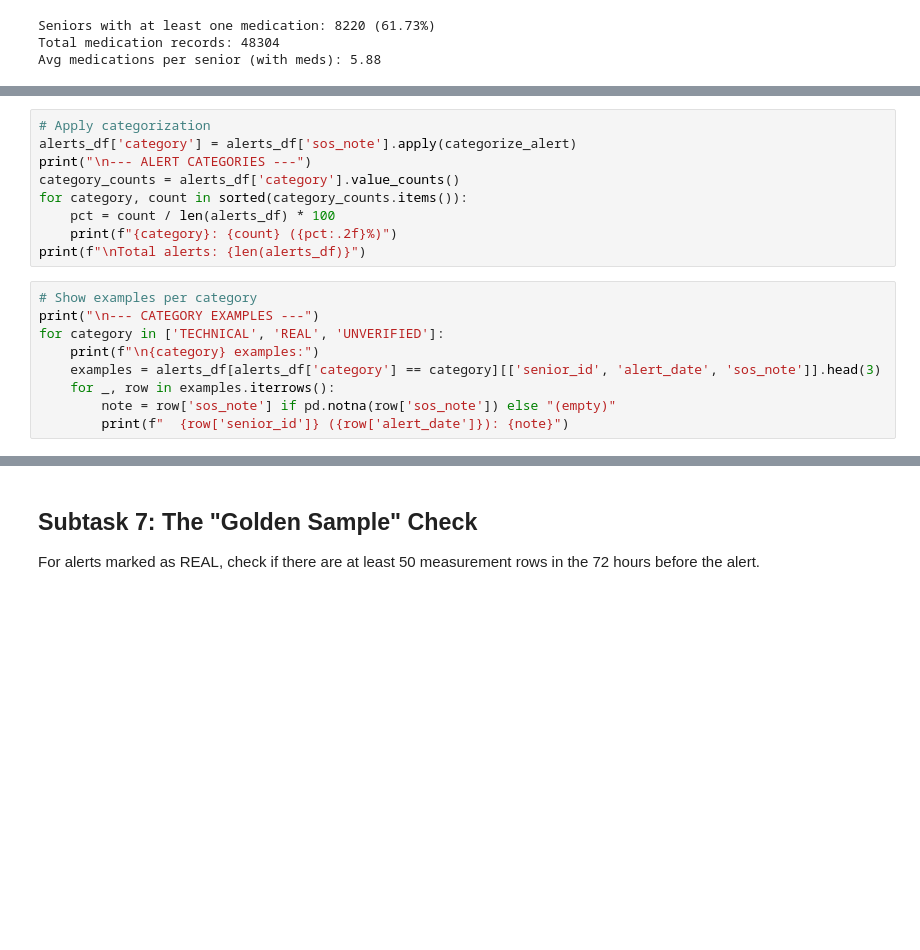
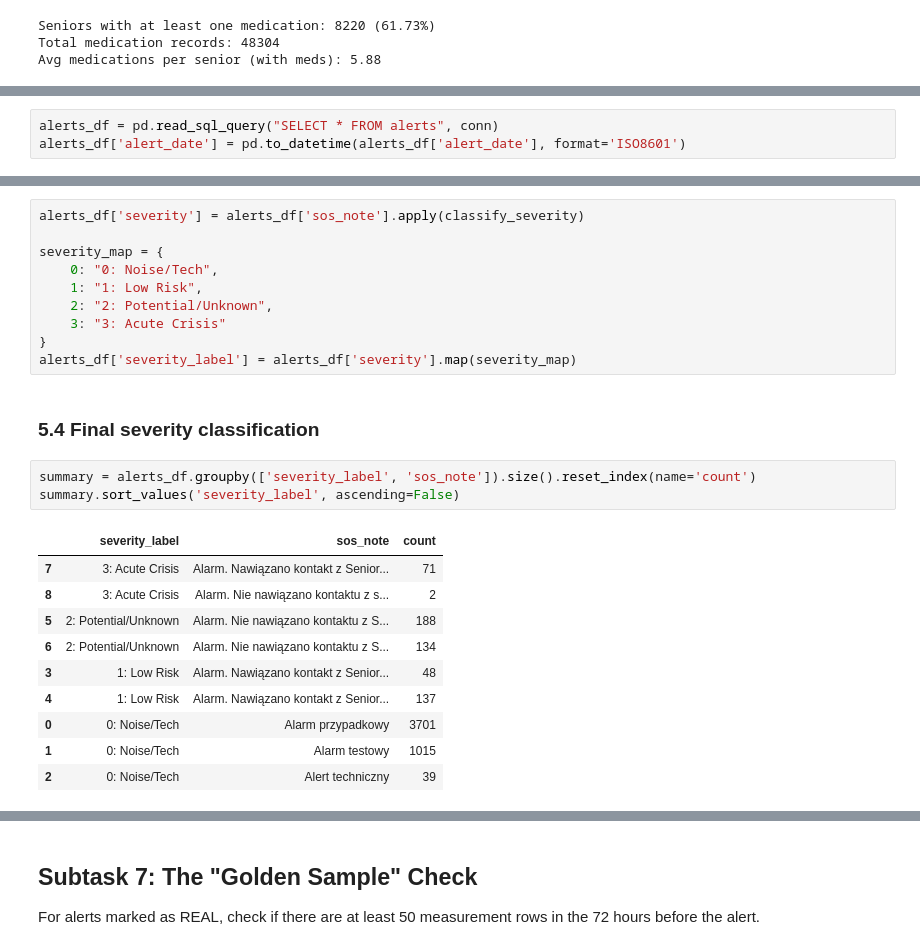
Before and after one commit to eldarmuk/AI-CVD, a Jupyter notebook: notebooks/02_basic_eda.ipynb, the cells around one changed output, grey strips where cells are left out. Saved outputs shown, nothing was run; the diff lists cells and outputs as text; blank space fills up the shorter version.

Commit message:
Complete Alerts Analysis EDA

```diff
--- a/notebooks/02_basic_eda.ipynb
+++ b/notebooks/02_basic_eda.ipynb
@@ -578,0 +581,3 @@ print("="*80)
+# %%
+alerts_df = pd.read_sql_query("SELECT * FROM alerts", conn)
+alerts_df['alert_date'] = pd.to_datetime(alerts_df['alert_date'], format='ISO8601')
@@ -595,18 +641,26 @@ def categorize_alert(note):
-# %%
-# Apply categorization
-alerts_df['category'] = alerts_df['sos_note'].apply(categorize_alert)
-print("\n--- ALERT CATEGORIES ---")
-category_counts = alerts_df['category'].value_counts()
-for category, count in sorted(category_counts.items()):
-    pct = count / len(alerts_df) * 100
-    print(f"{category}: {count} ({pct:.2f}%)")
-print(f"\nTotal alerts: {len(alerts_df)}")
-# %%
-# Show examples per category
-print("\n--- CATEGORY EXAMPLES ---")
-for category in ['TECHNICAL', 'REAL', 'UNVERIFIED']:
-    print(f"\n{category} examples:")
-    examples = alerts_df[alerts_df['category'] == category][['senior_id', 'alert_date', 'sos_note']].head(3)
-    for _, row in examples.iterrows():
-        note = row['sos_note'] if pd.notna(row['sos_note']) else "(empty)"
-        print(f"  {row['senior_id']} ({row['alert_date']}): {note}")
+# %%
+alerts_df['severity'] = alerts_df['sos_note'].apply(classify_severity)
+
+severity_map = {
+    0: "0: Noise/Tech",
+    1: "1: Low Risk",
+    2: "2: Potential/Unknown",
+    3: "3: Acute Crisis"
+}
+alerts_df['severity_label'] = alerts_df['severity'].map(severity_map)
+# %% [markdown]
+### 5.4 Final severity classification
+# %%
+summary = alerts_df.groupby(['severity_label', 'sos_note']).size().reset_index(name='count')
+summary.sort_values('severity_label', ascending=False)
+# %% [output]
+|  | severity_label | sos_note | count |
+| 7 | 3: Acute Crisis | Alarm. Nawiązano kontakt z Senior... | 71 |
+| 8 | 3: Acute Crisis | Alarm. Nie nawiązano kontaktu z s... | 2 |
+| 5 | 2: Potential/Unknown | Alarm. Nie nawiązano kontaktu z S... | 188 |
+| 6 | 2: Potential/Unknown | Alarm. Nie nawiązano kontaktu z S... | 134 |
+| 3 | 1: Low Risk | Alarm. Nawiązano kontakt z Senior... | 48 |
+| 4 | 1: Low Risk | Alarm. Nawiązano kontakt z Senior... | 137 |
+| 0 | 0: Noise/Tech | Alarm przypadkowy | 3701 |
+| 1 | 0: Noise/Tech | Alarm testowy | 1015 |
+| 2 | 0: Noise/Tech | Alert techniczny | 39 |
```
Also changed, not shown: parts of 12 cells of this notebook.
